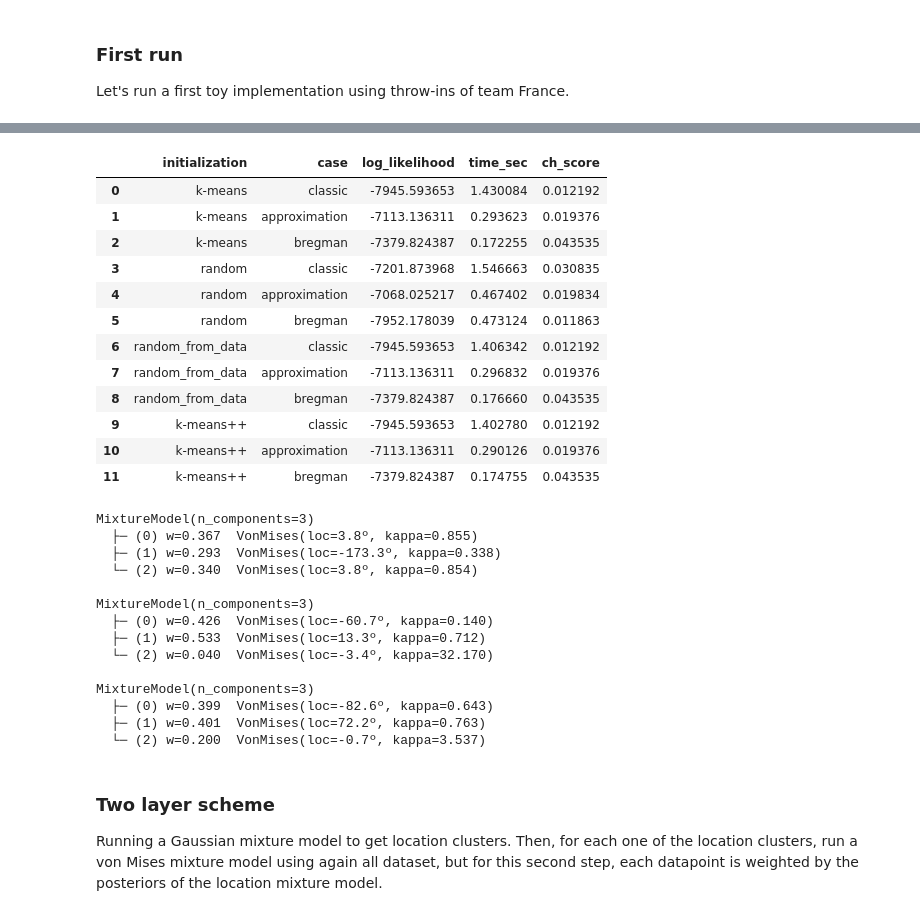
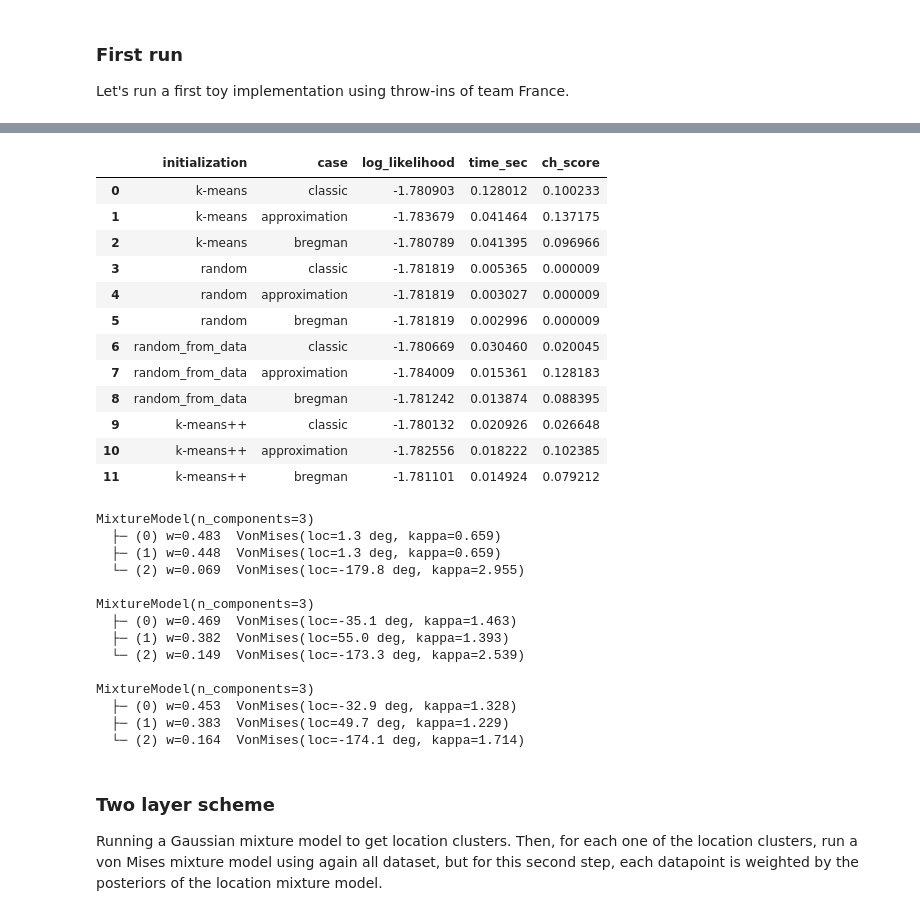
Before and after one commit to Joaquin-Garay/soccer-infogeo, a Jupyter notebook: 03-model.ipynb, the cells around one changed output, grey strips where cells are left out. Cells and saved outputs as stored; diff of their text form; code cells hidden in the pictures.

```diff
--- a/03-model.ipynb
+++ b/03-model.ipynb
@@ -209,7 +209,7 @@ for init in ["k-means++", "k-means", "random", "random_from_data"]:
             init=init
         )
         start = time.time()
-        results[case] = loc_model.fit_em(loc_data, verbose=False, case=case)
+        results[case] = loc_model.fit(loc_data, verbose=False, case=case)
         times[case] = time.time() - start
         models[case] = loc_model
 
@@ -218,7 +218,7 @@ for init in ["k-means++", "k-means", "random", "random_from_data"]:
             "case": case,
             "log_likelihood": results[case][-1],
             "time_sec": times[case],
-            "ch_score": models[case].kl_ch_score(loc_data)
+            "ch_score": sc.kl_ch_score(loc_data, models[case])
         })
 
 loc_results = pd.DataFrame(all_results)
@@ -256,65 +256,65 @@ vis.show_location_model(models["classic"])
 # Von Mises clusters
 k_vm = 3
 all_results_vm = []
 
 
 for init in ["k-means", "random", "random_from_data","k-means++"]:
     times = {}
     results = {}
     models = {}
 
     for case in ["classic", "approximation", "bregman"]:
         dir_model = sc.MixtureModel(
             [sc.VonMises() for _ in range(k_vm)],
             init=init
         )
         start = time.time()
-        results[case] = dir_model.fit_em(dir_data, verbose=False, case=case)
+        results[case] = dir_model.fit(dir_data, verbose=False, case=case)
         times[case] = time.time() - start
         models[case] = dir_model
 
         all_results_vm.append({
             "initialization": init,
             "case": case,
             "log_likelihood": results[case][-1],
             "time_sec": times[case],
-            "ch_score": models[case].kl_ch_score(dir_data)
+            "ch_score": sc.kl_ch_score(dir_data, models[case])
         })
 
 dir_results = pd.DataFrame(all_results_vm)
 dir_results
 # %% [output]
 |  | initialization | case | log_likelihood | time_sec | ch_score |
-| 0 | k-means | classic | -7945.593653 | 1.430084 | 0.012192 |
-| 1 | k-means | approximation | -7113.136311 | 0.293623 | 0.019376 |
-| 2 | k-means | bregman | -7379.824387 | 0.172255 | 0.043535 |
-| 3 | random | classic | -7201.873968 | 1.546663 | 0.030835 |
-| 4 | random | approximation | -7068.025217 | 0.467402 | 0.019834 |
-| 5 | random | bregman | -7952.178039 | 0.473124 | 0.011863 |
-| 6 | random_from_data | classic | -7945.593653 | 1.406342 | 0.012192 |
-| 7 | random_from_data | approximation | -7113.136311 | 0.296832 | 0.019376 |
-| 8 | random_from_data | bregman | -7379.824387 | 0.176660 | 0.043535 |
-| 9 | k-means++ | classic | -7945.593653 | 1.402780 | 0.012192 |
-| 10 | k-means++ | approximation | -7113.136311 | 0.290126 | 0.019376 |
-| 11 | k-means++ | bregman | -7379.824387 | 0.174755 | 0.043535 |
+| 0 | k-means | classic | -1.780903 | 0.128012 | 0.100233 |
+| 1 | k-means | approximation | -1.783679 | 0.041464 | 0.137175 |
+| 2 | k-means | bregman | -1.780789 | 0.041395 | 0.096966 |
+| 3 | random | classic | -1.781819 | 0.005365 | 0.000009 |
+| 4 | random | approximation | -1.781819 | 0.003027 | 0.000009 |
+| 5 | random | bregman | -1.781819 | 0.002996 | 0.000009 |
+| 6 | random_from_data | classic | -1.780669 | 0.030460 | 0.020045 |
+| 7 | random_from_data | approximation | -1.784009 | 0.015361 | 0.128183 |
+| 8 | random_from_data | bregman | -1.781242 | 0.013874 | 0.088395 |
+| 9 | k-means++ | classic | -1.780132 | 0.020926 | 0.026648 |
+| 10 | k-means++ | approximation | -1.782556 | 0.018222 | 0.102385 |
+| 11 | k-means++ | bregman | -1.781101 | 0.014924 | 0.079212 |
 # %%
 for case in ["classic","approximation","bregman"]:
     print(f"{models[case]}\n")
 # %% [output]
 MixtureModel(n_components=3)
-  ├─ (0) w=0.367  VonMises(loc=3.8º, kappa=0.855)
-  ├─ (1) w=0.293  VonMises(loc=-173.3º, kappa=0.338)
-  └─ (2) w=0.340  VonMises(loc=3.8º, kappa=0.854)
+  ├─ (0) w=0.483  VonMises(loc=1.3 deg, kappa=0.659)
+  ├─ (1) w=0.448  VonMises(loc=1.3 deg, kappa=0.659)
+  └─ (2) w=0.069  VonMises(loc=-179.8 deg, kappa=2.955)
 
 MixtureModel(n_components=3)
-  ├─ (0) w=0.426  VonMises(loc=-60.7º, kappa=0.140)
-  ├─ (1) w=0.533  VonMises(loc=13.3º, kappa=0.712)
-  └─ (2) w=0.040  VonMises(loc=-3.4º, kappa=32.170)
+  ├─ (0) w=0.469  VonMises(loc=-35.1 deg, kappa=1.463)
+  ├─ (1) w=0.382  VonMises(loc=55.0 deg, kappa=1.393)
+  └─ (2) w=0.149  VonMises(loc=-173.3 deg, kappa=2.539)
 
 MixtureModel(n_components=3)
-  ├─ (0) w=0.399  VonMises(loc=-82.6º, kappa=0.643)
-  ├─ (1) w=0.401  VonMises(loc=72.2º, kappa=0.763)
-  └─ (2) w=0.200  VonMises(loc=-0.7º, kappa=3.537)
+  ├─ (0) w=0.453  VonMises(loc=-32.9 deg, kappa=1.328)
+  ├─ (1) w=0.383  VonMises(loc=49.7 deg, kappa=1.229)
+  └─ (2) w=0.164  VonMises(loc=-174.1 deg, kappa=1.714)
 # %% [markdown]
 ### Two layer scheme
 
```
Also changed, not shown: parts of 14 cells of this notebook, 9 other files.
